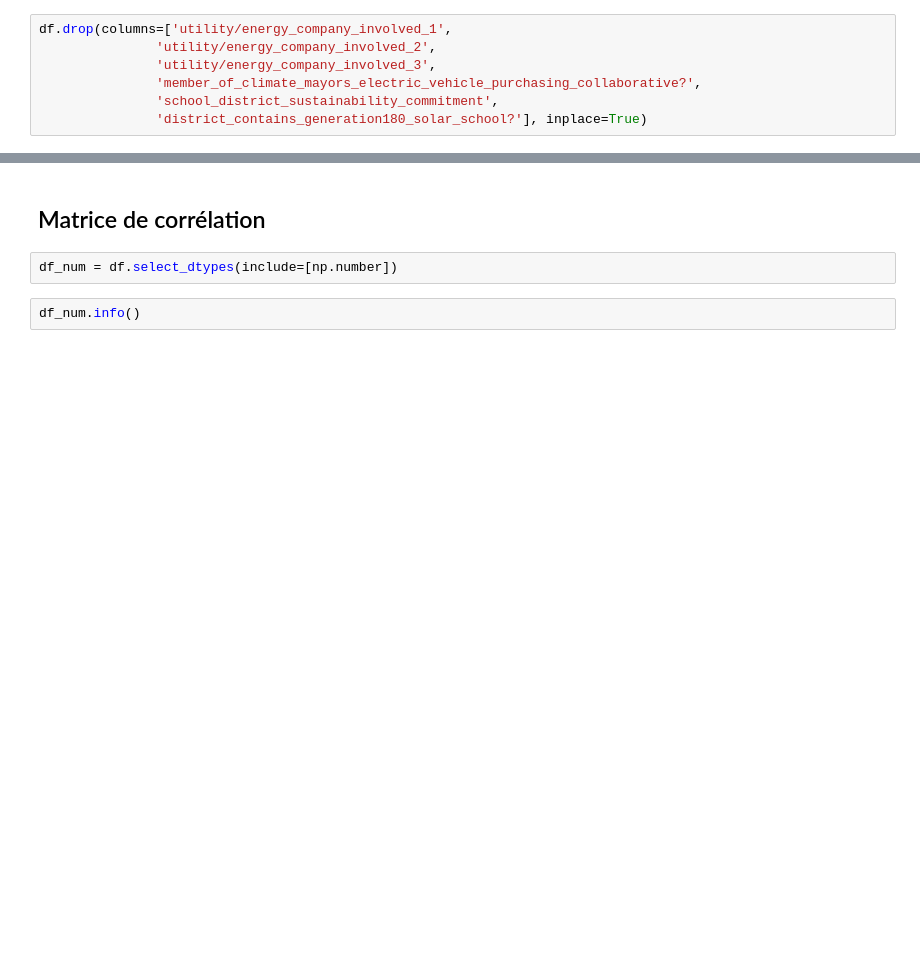
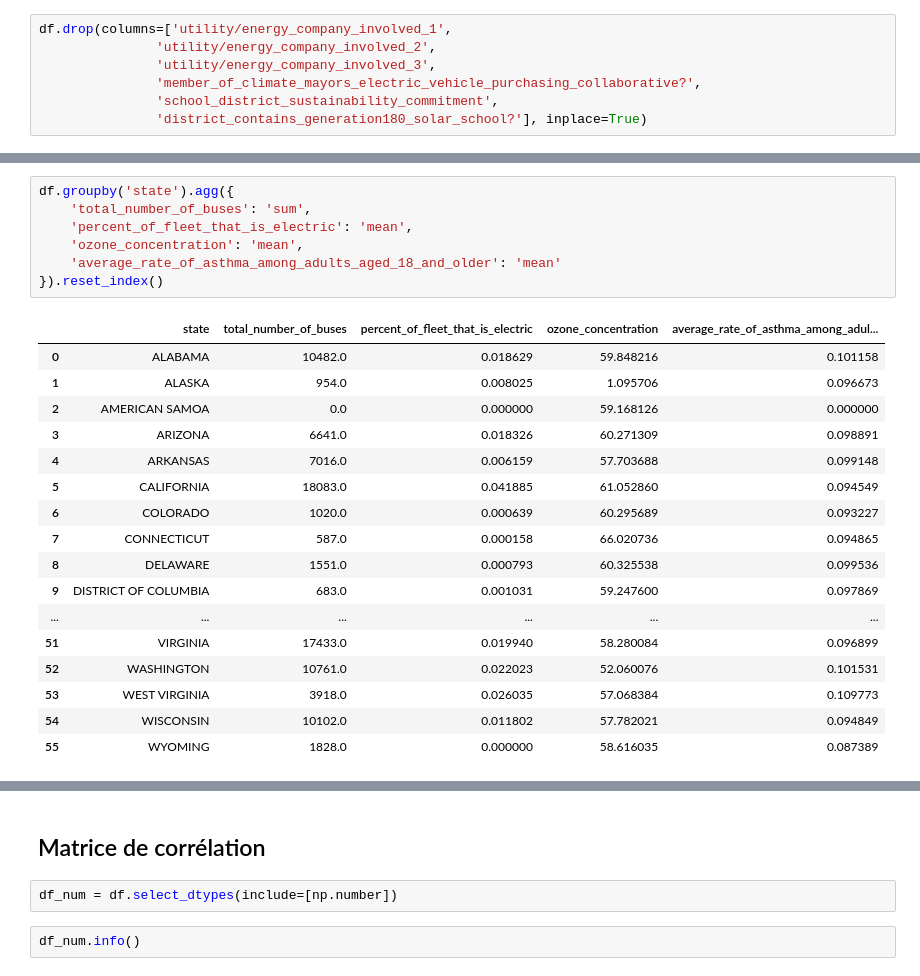
Before and after one commit to mikhailBenali/ML2_Project_ESB_adoption, a Jupyter notebook: src/Environmental-analysis.ipynb, the cells around one changed output, grey strips where cells are left out. Drawn from its saved outputs; the diff is of its cells as text; blank space fills up the shorter version.

```diff
--- a/src/Environmental-analysis.ipynb
+++ b/src/Environmental-analysis.ipynb
@@ -151,0 +194,25 @@ dtype: int64
+# %%
+df.groupby('state').agg({
+    'total_number_of_buses': 'sum',
+    'percent_of_fleet_that_is_electric': 'mean',
+    'ozone_concentration': 'mean',
+    'average_rate_of_asthma_among_adults_aged_18_and_older': 'mean'
+}).reset_index()
+# %% [output]
+|  | state | total_number_of_buses | percent_of_fleet_that_is_electric | ozone_concentration | average_rate_of_asthma_among_adul... |
+| 0 | ALABAMA | 10482.0 | 0.018629 | 59.848216 | 0.101158 |
+| 1 | ALASKA | 954.0 | 0.008025 | 1.095706 | 0.096673 |
+| 2 | AMERICAN SAMOA | 0.0 | 0.000000 | 59.168126 | 0.000000 |
+| 3 | ARIZONA | 6641.0 | 0.018326 | 60.271309 | 0.098891 |
+| 4 | ARKANSAS | 7016.0 | 0.006159 | 57.703688 | 0.099148 |
+| 5 | CALIFORNIA | 18083.0 | 0.041885 | 61.052860 | 0.094549 |
+| 6 | COLORADO | 1020.0 | 0.000639 | 60.295689 | 0.093227 |
+| 7 | CONNECTICUT | 587.0 | 0.000158 | 66.020736 | 0.094865 |
+| 8 | DELAWARE | 1551.0 | 0.000793 | 60.325538 | 0.099536 |
+| 9 | DISTRICT OF COLUMBIA | 683.0 | 0.001031 | 59.247600 | 0.097869 |
+| ... | ... | ... | ... | ... | ... |
+| 51 | VIRGINIA | 17433.0 | 0.019940 | 58.280084 | 0.096899 |
+| 52 | WASHINGTON | 10761.0 | 0.022023 | 52.060076 | 0.101531 |
+| 53 | WEST VIRGINIA | 3918.0 | 0.026035 | 57.068384 | 0.109773 |
+| 54 | WISCONSIN | 10102.0 | 0.011802 | 57.782021 | 0.094849 |
+| 55 | WYOMING | 1828.0 | 0.000000 | 58.616035 | 0.087389 |
```
Also changed, not shown: parts of 21 cells of this notebook.
